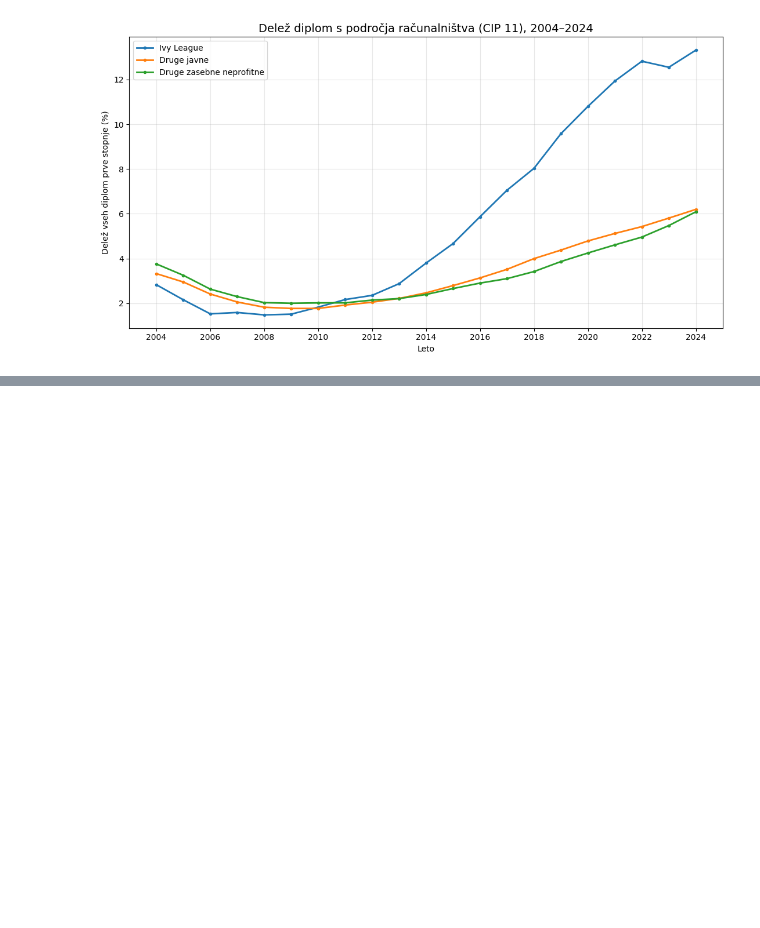
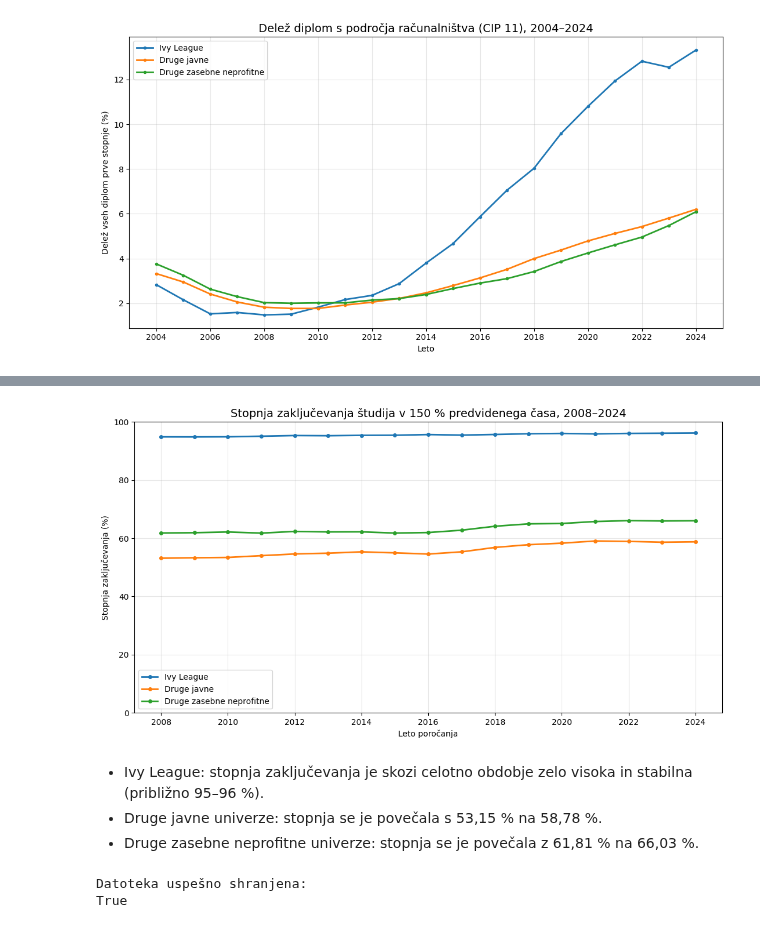
Before and after one commit to anacvetkoo/MOS-projekt, a Jupyter notebook: notebooks/Ana_teden3.ipynb, the cells around one changed output, grey strips where cells are left out. Drawn from its saved outputs; the diff is of its cells as text; code cells hidden in the pictures; blank space fills up the shorter version.

```diff
--- a/notebooks/Ana_teden3.ipynb
+++ b/notebooks/Ana_teden3.ipynb
@@ -1220,0 +1534,76 @@ plt.show()
+# %%
+#priprava grafa stopnje zaključevanja študija po skupinah univerz
+import matplotlib.pyplot as plt
+
+plt.figure(figsize=(11, 6))
+
+#določitev vrstnega reda skupin
+skupine = [
+    "Ivy League",
+    "Druge javne",
+    "Druge zasebne neprofitne"
+]
+
+#risanje črt za posamezne skupine univerz
+for skupina in skupine:
+    podatki = rv2_trendi[
+        rv2_trendi["skupina"] == skupina
+    ].sort_values("leto")
+
+    plt.plot(
+        podatki["leto"],
+        podatki["stopnja_zakljucevanja"],
+        marker="o",
+        markersize=4,
+        linewidth=2,
+        label=skupina
+    )
+
+#oblikovanje grafa
+plt.title(
+    "Stopnja zaključevanja študija v 150 % predvidenega časa, 2008–2024",
+    fontsize=14
+)
+plt.xlabel("Leto poročanja")
+plt.ylabel("Stopnja zaključevanja (%)")
+plt.xticks(range(2008, 2025, 2))
+plt.ylim(0, 100)
+plt.grid(alpha=0.3)
+plt.legend()
+plt.tight_layout()
+
+#shranjevanje grafa
+plt.savefig(
+    "figures/RV2_stopnja_zakljucevanja.png",
+    dpi=300,
+    bbox_inches="tight"
+)
+
+plt.show()
+# %% [output]
+[figure, added]
+# %% [markdown]
+- Ivy League: stopnja zaključevanja je skozi celotno obdobje zelo visoka in stabilna (približno 95–96 %).
+- Druge javne univerze: stopnja se je povečala s 53,15 % na 58,78 %.
+- Druge zasebne neprofitne univerze: stopnja se je povečala z 61,81 % na 66,03 %.
+# %%
+#shranjevanje rezultatov rv2 po skupinah in letih
+import os
+
+#ustvarjanje mape za obdelane podatke
+os.makedirs("data/processed", exist_ok=True)
+
+#shranjevanje podatkov o stopnjah zaključevanja
+rv2_trendi.to_csv(
+    "data/processed/RV2_trendi_zakljucevanja_2008_2024.csv",
+    index=False
+)
+
+#preverjanje shranjene datoteke
+print("Datoteka uspešno shranjena:")
+print(os.path.exists(
+    "data/processed/RV2_trendi_zakljucevanja_2008_2024.csv"
+))
+# %% [output]
+Datoteka uspešno shranjena:
+True
```
Also changed, not shown: parts of 9 cells of this notebook.
